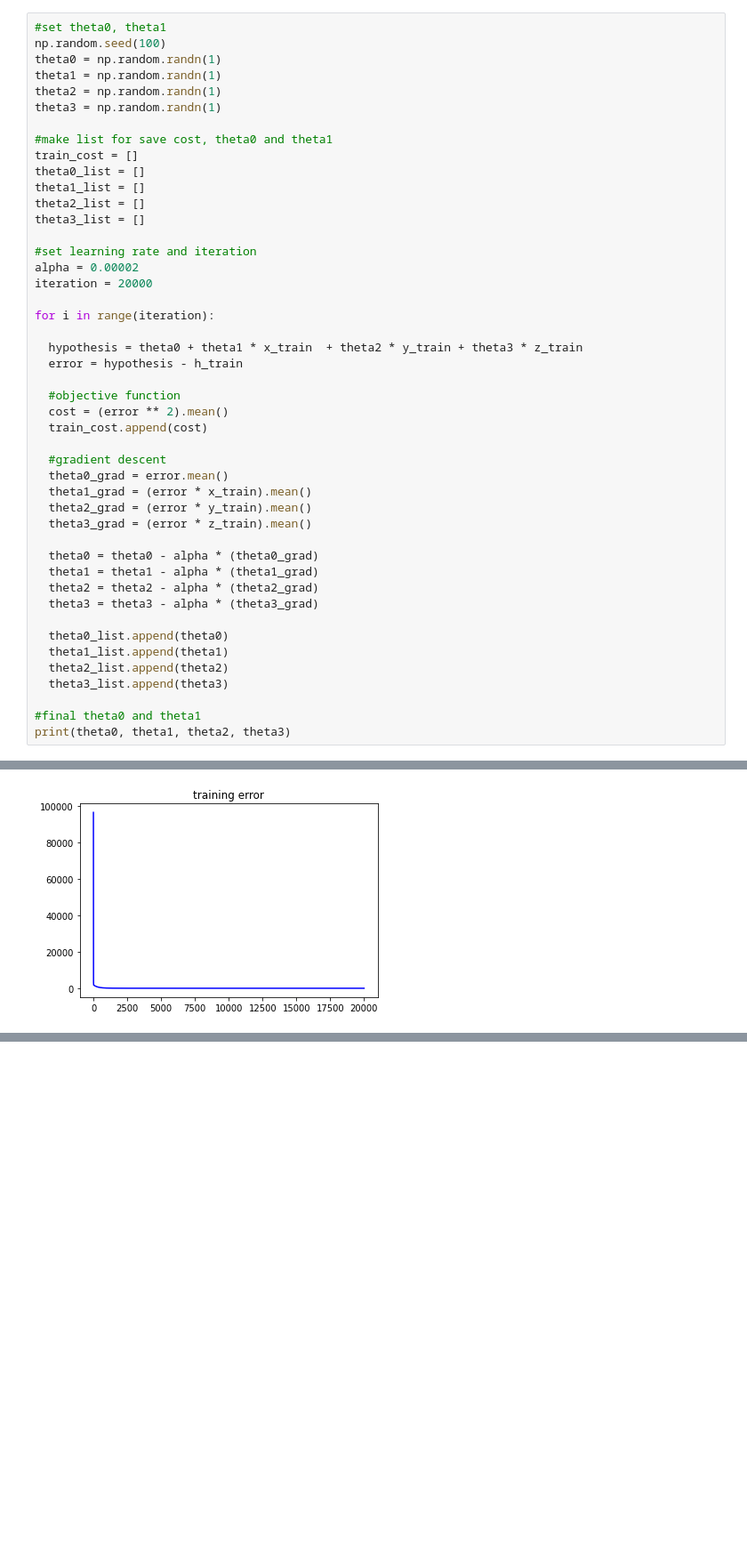
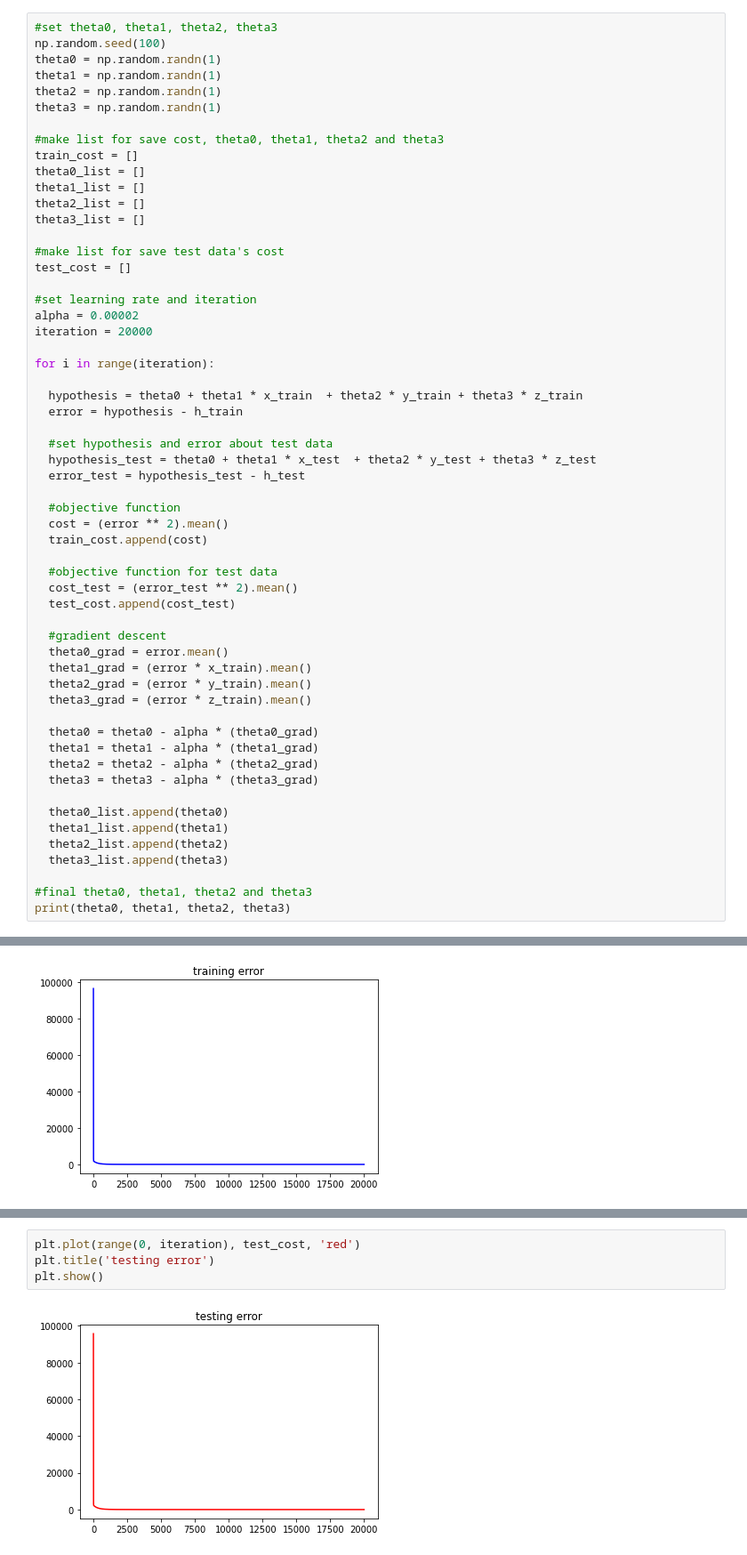
Before and after one commit to ahyen/ML-assignment, a Jupyter notebook: Assignment04.ipynb, the cells around one changed output, grey strips where cells are left out. Shown at 89% size. Cells and saved outputs as stored; diff of their text form; blank space fills up the shorter version.

Commit message:
plotting the testing error

```diff
--- a/Assignment04.ipynb
+++ b/Assignment04.ipynb
@@ -56,19 +56,22 @@ y_test = list(map(float, y_test))
 z_test = list(map(float, z_test))
 h_test = list(map(float, h_test))
 # %%
-#set theta0, theta1
+#set theta0, theta1, theta2, theta3
 np.random.seed(100)
 theta0 = np.random.randn(1)
 theta1 = np.random.randn(1)
 theta2 = np.random.randn(1)
 theta3 = np.random.randn(1)
 
-#make list for save cost, theta0 and theta1
+#make list for save cost, theta0, theta1, theta2 and theta3
 train_cost = []
 theta0_list = []
 theta1_list = []
 theta2_list = []
 theta3_list = []
+
+#make list for save test data's cost
+test_cost = []
 
 #set learning rate and iteration
 alpha = 0.00002
@@ -79,9 +82,17 @@ for i in range(iteration):
   hypothesis = theta0 + theta1 * x_train  + theta2 * y_train + theta3 * z_train
   error = hypothesis - h_train
 
+  #set hypothesis and error about test data
+  hypothesis_test = theta0 + theta1 * x_test  + theta2 * y_test + theta3 * z_test
+  error_test = hypothesis_test - h_test
+
   #objective function
   cost = (error ** 2).mean()
   train_cost.append(cost)
+
+  #objective function for test data
+  cost_test = (error_test ** 2).mean()
+  test_cost.append(cost_test)
 
   #gradient descent
   theta0_grad = error.mean()
@@ -99,7 +110,7 @@ for i in range(iteration):
   theta2_list.append(theta2)
   theta3_list.append(theta3)
 
-#final theta0 and theta1
+#final theta0, theta1, theta2 and theta3
 print(theta0, theta1, theta2, theta3)
 # %% [output]
 [-1.70352931] [0.79024711] [-1.79072303] [4.00949961]
@@ -123,0 +137,6 @@ plt.show()
+# %%
+plt.plot(range(0, iteration), test_cost, 'red')
+plt.title('testing error')
+plt.show()
+# %% [output]
+[figure, added]
```
Also changed, not shown: parts of 2 cells of this notebook.
